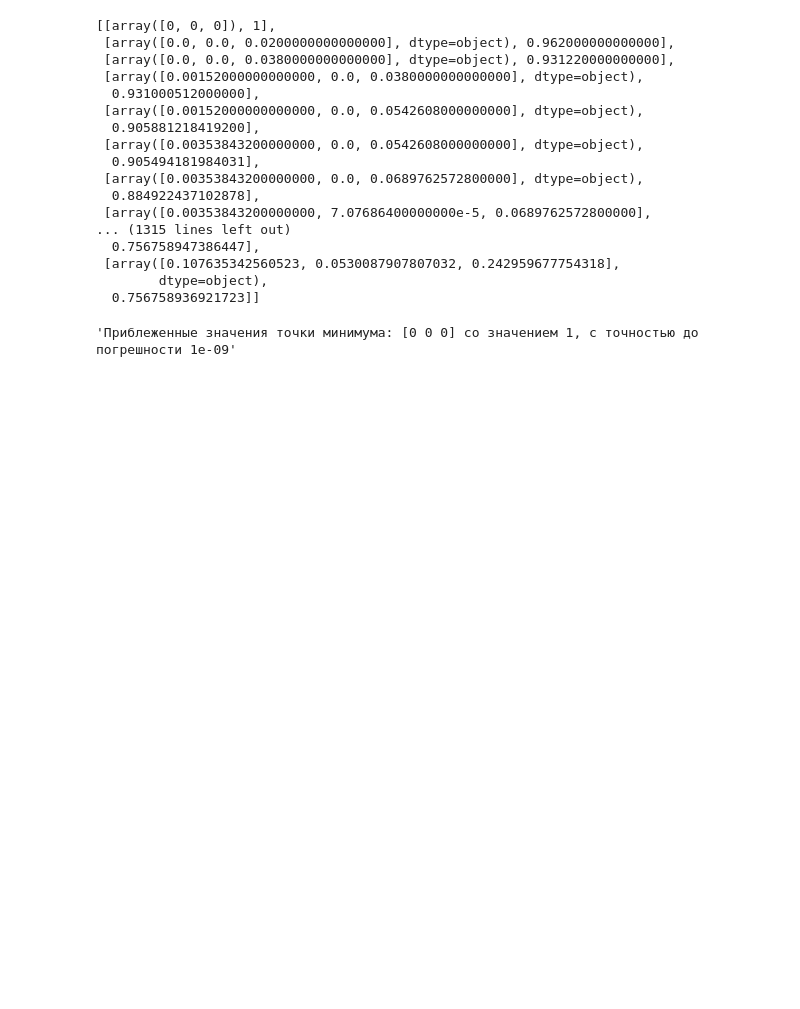
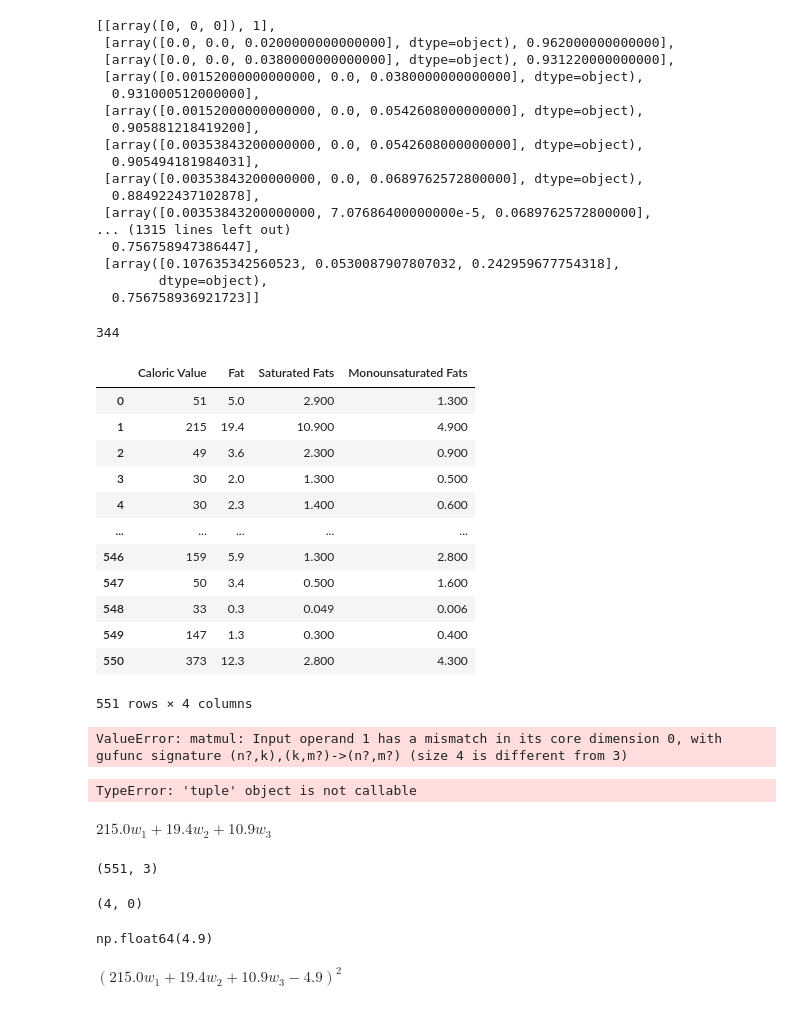
Before and after one commit to gusevvitalij231-lgtm/machine-learning-homework, a Jupyter notebook: Стохастический_град_спуск_практика№1.ipynb, the cells around one changed output. Drawn from its saved outputs; the diff is of its cells as text; code cells hidden in the pictures; blank space fills up the shorter version.

```diff
--- a/Стохастический_град_спуск_практика№1.ipynb
+++ b/Стохастический_град_спуск_практика№1.ipynb
@@ -87,4 +60,5 @@ def stohastic_gradient_descent(
-# %%
-stohastic_gradient_descent(['x_1', 'x_2', 'x_3'], 5*x_1**2 + 2*x_2**2 + 5*x_3**2 - 2*x_1*x_2 - 4*x_1*x_3 - 2*x_3 + 1, [0,0,0])
-# %% [output]
-'Приблеженные значения точки минимума: [0 0 0] со значением 1, с точностью до погрешности 1e-09'
+# %%
+np.random.seed(14)
+np.random.randint(551)
+# %% [output]
+344
@@ -90,0 +103,57 @@ stohastic_gradient_descent(['x_1', 'x_2', 'x_3'], 5*x_1**2 + 2*x_2**2 + 5*x_3**2
+# %%
+df = pd.read_csv('D:/ProjectPython/Анализ даных/Пакеты прикладных программ/FOOD-DATA-GROUP1 (1).csv').loc[:, 'Caloric Value':'Monounsaturated Fats']
+df
+# %% [output]
+|  | Caloric Value | Fat | Saturated Fats | Monounsaturated Fats |
+| 0 | 51 | 5.0 | 2.900 | 1.300 |
+| 1 | 215 | 19.4 | 10.900 | 4.900 |
+| 2 | 49 | 3.6 | 2.300 | 0.900 |
+| 3 | 30 | 2.0 | 1.300 | 0.500 |
+| 4 | 30 | 2.3 | 1.400 | 0.600 |
+| ... | ... | ... | ... | ... |
+| 546 | 159 | 5.9 | 1.300 | 2.800 |
+| 547 | 50 | 3.4 | 0.500 | 1.600 |
+| 548 | 33 | 0.3 | 0.049 | 0.006 |
+| 549 | 147 | 1.3 | 0.300 | 0.400 |
+| 550 | 373 | 12.3 | 2.800 | 4.300 |
+551 rows × 4 columns
+# %%
+stohastic_gradient_descent(df.loc[:, 'Caloric Value':'Saturated Fats'], np.array(df['Monounsaturated Fats']), describe=True)
+# %% [output]
+ValueError: matmul: Input operand 1 has a mismatch in its core dimension 0, with gufunc signature (n?,k),(k,m?)->(n?,m?) (size 4 is different from 3)
+# %%
+X = np.array(df.loc[:, 'Caloric Value':'Saturated Fats'])
+Y = np.array(df['Monounsaturated Fats'])
+W0 = sp.Symbol('w0')
+W = sp.symbols(f'w0:{X.shape()[1]}')
+W
+# k = np.random.randint(X.shape[0])
+# f = (W0+X[k]@W-Y[k])**2
+# w0 = np.zeros(X.shape[1]+1, dtype=int)
+# variables = list(map(str, np.hstack(['w0', W])))
+# H = [[sp.diff(sp.diff(f, W[i]), W[j]).subs(dict(zip(W, w0))) for i in range(len(W))] for j in range(len(W))]
+# S = np.array([sp.diff(f, W[i]).subs(dict(zip(variables, w0))) for i in range(len(W))])
+# t = float(S@(S.T)/(S@H@(S.T)).subs(dict(zip(W, w0))))
+# f, W,w0 , t*np.array([sp.diff(f, variables[i]).subs(dict(zip(variables, w0))) for i in range(len(variables))])
+# %% [output]
+TypeError: 'tuple' object is not callable
+# %%
+X[1]@W
+# %% [output]
+$\displaystyle 215.0 w_{1} + 19.4 w_{2} + 10.9 w_{3}$
+# %%
+X.shape
+# %% [output]
+(551, 3)
+# %%
+((4,)[0], 0)
+# %% [output]
+(4, 0)
+# %%
+Y[1]
+# %% [output]
+np.float64(4.9)
+# %%
+(X[1]@W - Y[1])**2
+# %% [output]
+$\displaystyle \left(215.0 w_{1} + 19.4 w_{2} + 10.9 w_{3} - 4.9\right)^{2}$
```
Also changed, not shown: parts of 8 cells of this notebook, 2 other files.
